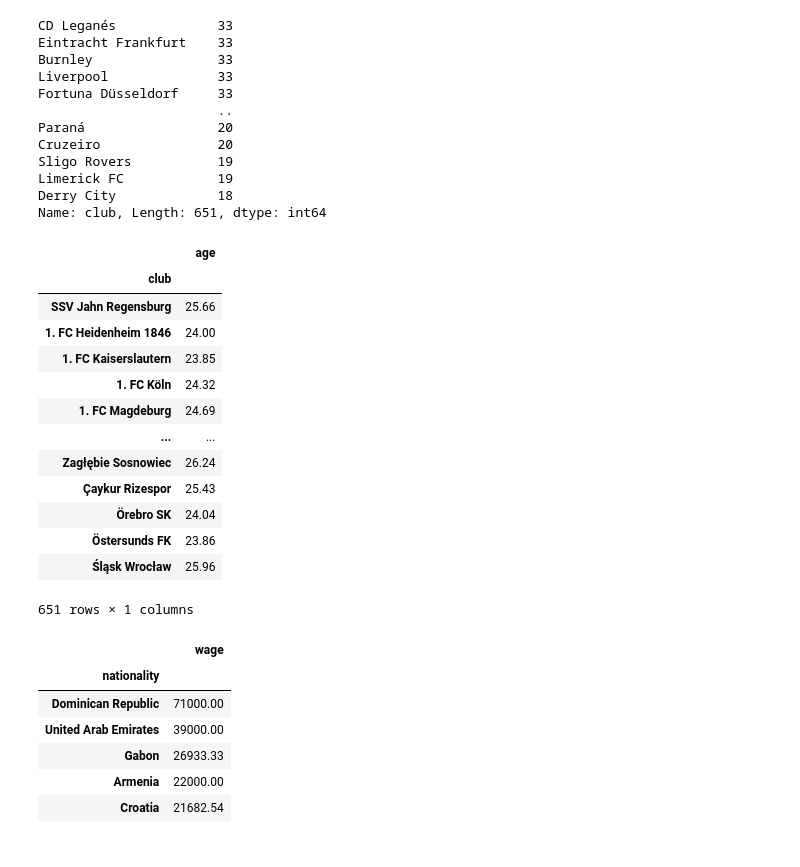
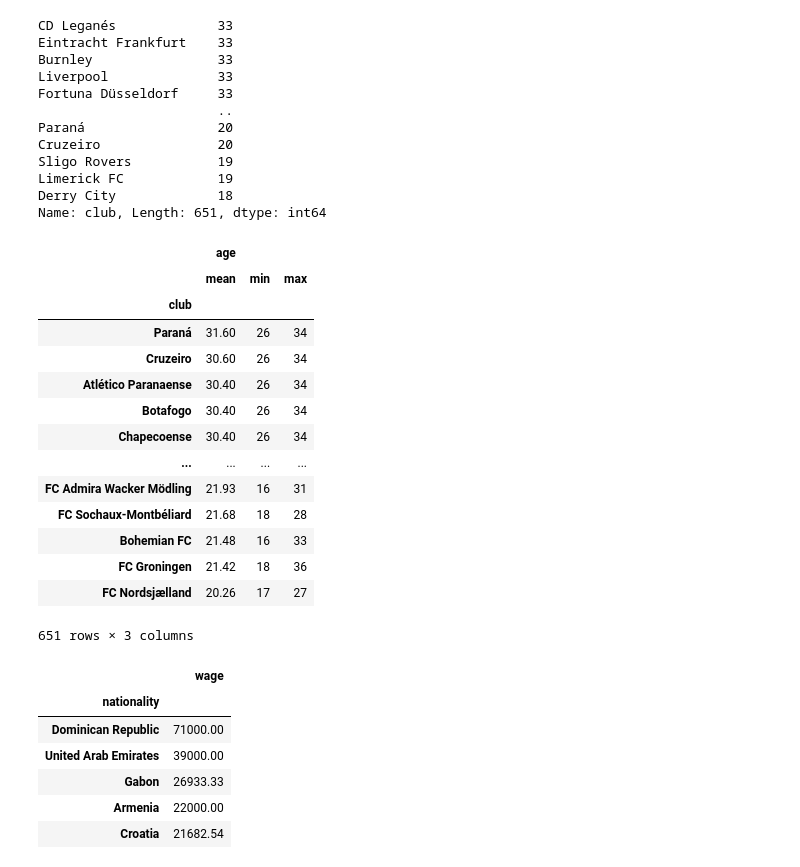
Before and after one commit to rafaelhamer/DSWP, a Jupyter notebook: Fifa.ipynb, the cells around one changed output. Saved outputs shown, nothing was run; the diff lists cells and outputs as text; code cells hidden in the pictures.

```diff
--- a/Fifa.ipynb
+++ b/Fifa.ipynb
@@ -86,18 +86,20 @@ pd.set_option('display.precision', 2)
 # 4) Se alguma variávável/atributo é do tipo string (object) e supostamente deveria ser numérica, como alteramos o tipo?
 
 def converte(euros):
-  if euros.find("M") > 0:
-    f_valor = float(euros.replace("M","").replace("€","")) * 1000000
-  elif euros.find("K") > 0:
-    f_valor = float(euros.replace("K","").replace("€","")) * 1000
+  euros=euros.replace('€','')
+
+  if euros.find('M') > 0:
+    f_valor = float(euros.replace('M','')) * 1000000
+  elif euros.find('K') > 0:
+    f_valor = float(euros.replace('K','')) * 1000
   else:
-    f_valor = float(euros.replace("€",""))
+    f_valor = float(euros)
+
   return f_valor
 
-df_fifa['Value'] = df_fifa['Value'].apply(lambda x: converte(x))
-df_fifa['Wage'] = df_fifa['Wage'].apply(lambda x: converte(x))
-#df_fifa["Release Clause"] = df_fifa["Release Clause"].apply(lambda x: converte(x))
-df_fifa.head()
+df_fifa['Value'] = df_fifa['Value'].apply(converte)
+df_fifa['Wage'] = df_fifa['Wage'].apply(converte)
+df_fifa
 # %% [output]
 |  | ID | Name | Age | Nationality | Overall | Potential | Club | Value | Wage | Special | ... |
 | 0 | 158023 | L. Messi | 31 | Argentina | 94 | 94 | FC Barcelona | 1.10e+08 | 565000.0 | 2202 | ... |
@@ -196,22 +204,23 @@ Name: club, Length: 651, dtype: int64
 # %%
 # 10) Qual a média de idade por clube?
 
-df_fifa.groupby('club').agg({'age':'mean'})
+df_fifa.groupby('club').agg({'age':['mean','min','max']}).sort_values(('age','mean'),ascending=False)
 # %% [output]
-|  | age |
-| club |  |
-| SSV Jahn Regensburg | 25.66 |
-| 1. FC Heidenheim 1846 | 24.00 |
-| 1. FC Kaiserslautern | 23.85 |
-| 1. FC Köln | 24.32 |
-| 1. FC Magdeburg | 24.69 |
-| ... | ... |
-| Zagłębie Sosnowiec | 26.24 |
-| Çaykur Rizespor | 25.43 |
-| Örebro SK | 24.04 |
-| Östersunds FK | 23.86 |
-| Śląsk Wrocław | 25.96 |
+|  | age |  |  |
+|  | mean | min | max |
+| club |  |  |  |
+| Paraná | 31.60 | 26 | 34 |
+| Cruzeiro | 30.60 | 26 | 34 |
+| Atlético Paranaense | 30.40 | 26 | 34 |
+| Botafogo | 30.40 | 26 | 34 |
+| Chapecoense | 30.40 | 26 | 34 |
+| ... | ... | ... | ... |
+| FC Admira Wacker Mödling | 21.93 | 16 | 31 |
+| FC Sochaux-Montbéliard | 21.68 | 18 | 28 |
+| Bohemian FC | 21.48 | 16 | 33 |
+| FC Groningen | 21.42 | 18 | 36 |
+| FC Nordsjælland | 20.26 | 17 | 27 |
-651 rows × 1 columns
+651 rows × 3 columns
 # %%
 # 11) Qual a média de salário por país?
 
```
Also changed, not shown: parts of 3 cells of this notebook.
